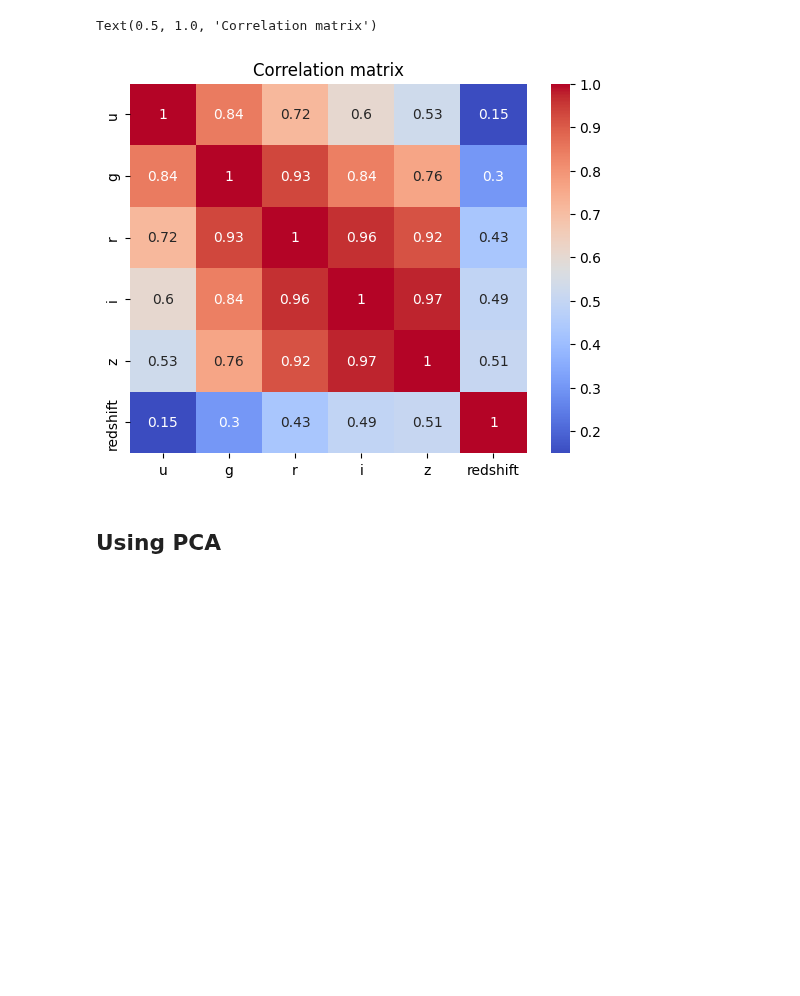
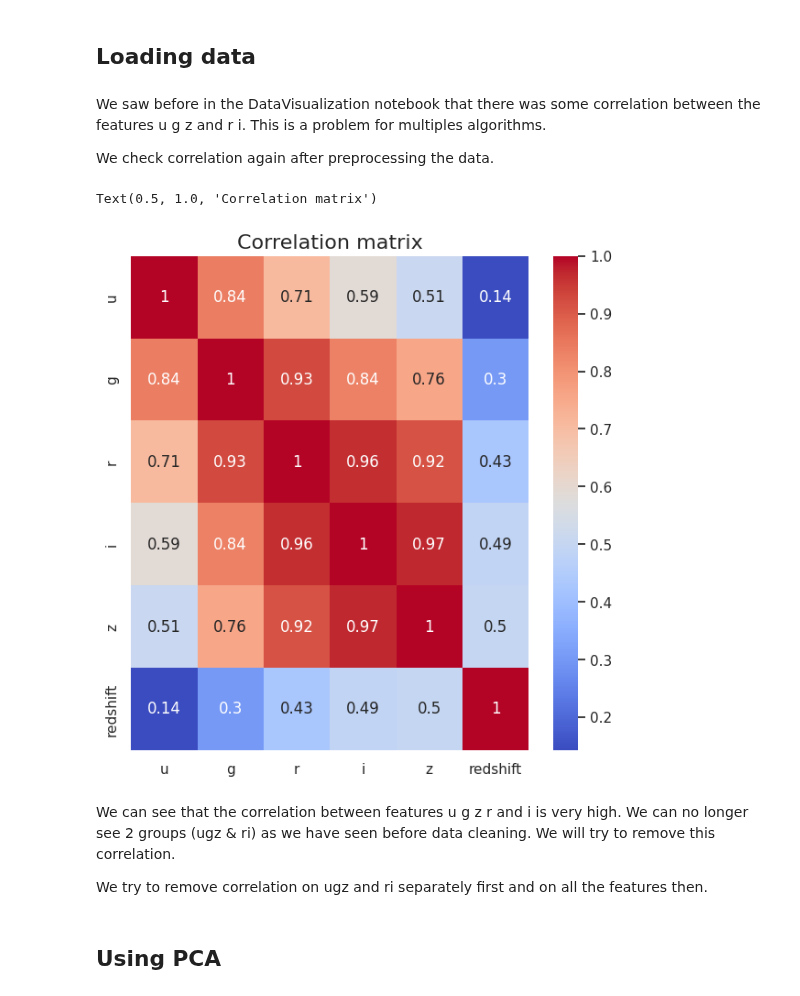
Before and after one commit to LouisCleriot/Stellar-object-classification, a Jupyter notebook: notebooks/DataCorrelation.ipynb, the cells around one changed output. Cells and saved outputs as stored; diff of their text form; code cells hidden in the pictures; blank space fills up the shorter version.

```diff
--- a/notebooks/1.2-cs-DataExploration-feature-selection.ipynb
+++ b/notebooks/DataCorrelation.ipynb
@@ -13,8 +13,26 @@ labels = pd.read_csv('../data/interim/labels.csv')
+# %% [markdown]
+## Loading data
+# %%
+# Read 2 training datasets with/without outliers
+data = pd.read_csv('../data/interim/train_without_outliers.csv')
+
+# Split features and labels
+X,y = data.drop('class',axis=1),data['class']
+# %% [markdown]
+We saw before in the DataVisualization notebook that there was some correlation between the features u g z and r i. This is a problem for multiples algorithms.
+
+We check correlation again after preprocessing the data.
 # %%
 # Correlation matrix
-sns.heatmap(data.corr(), annot=True, cmap='coolwarm')
-plt.title('Correlation matrix')
+sns.heatmap(X.corr(), cmap="coolwarm", cbar=True,annot=True)
+# Make the matrix squarre
+plt.gcf().set_size_inches(7,7)
+plt.title('Correlation matrix', fontsize=16)
 # %% [output]
 Text(0.5, 1.0, 'Correlation matrix')
-[figure, old version]
+[figure, new version]
+# %% [markdown]
+We can see that the correlation between features u g z r and i is very high. We can no longer see 2 groups (ugz & ri) as we have seen before data cleaning. We will try to remove this correlation.
+
+We try to remove correlation on ugz and ri separately first and on all the features then.
 # %%
```
Also changed, not shown: parts of 6 cells of this notebook, 4 other files.
